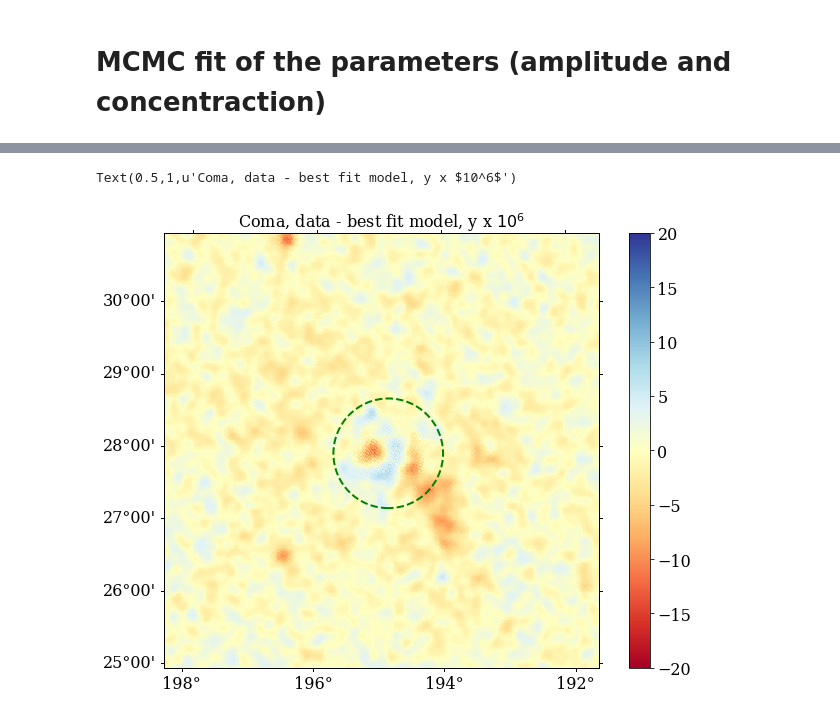
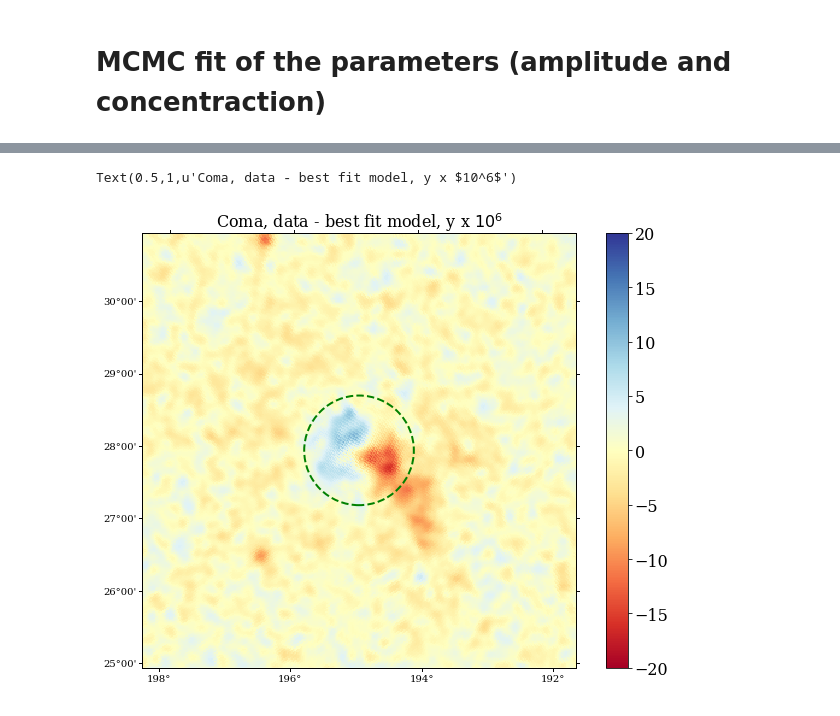
Before and after one commit to renlliang3/ClusterModel, a Jupyter notebook: notebook/model_example_ymap_fit.ipynb, the cells around one changed output, grey strips where cells are left out. Drawn from its saved outputs; the diff is of its cells as text; code cells hidden in the pictures.

```diff
--- a/notebook/model_example_ymap_fit.ipynb
+++ b/notebook/model_example_ymap_fit.ipynb
@@ -221,6 +221,7 @@ clust.M500 = 3e14*u.Msun
 clust.set_pressure_gas_gNFW_param('P13UPP')
 clust.coord = SkyCoord(clust.coord.icrs.ra+1*u.deg, clust.coord.icrs.dec, frame='icrs')
 ymodel = (clust.get_sz_map(Compton_only=True)).value
+clust.coord = SkyCoord("194.953d  27.9806d", frame="icrs", unit="deg")
 ymodel = ndimage.gaussian_filter(ymodel, sigma=FWHM2sigma*(FWHM_planck/map_reso).to_value(''), order=0)
 
 fig = plt.figure(figsize=(10, 8))
@@ -245,11 +246,8 @@ Text(0.5,1,u'Coma low mass model map, y x $10^6$')
 def model(clust, params):
     P_0  = params[0]
     c500 = params[1]
-    ra   = params[2]
-    dec  = params[3]
 
     clust.pressure_gas_model = {'name':'GNFW', 'P_0':P_0*u.keV/u.cm**3, 'c500':c500, 'a':1.8, 'b':3.1, 'c':0.0}
-    clust.coord = SkyCoord(ra*u.deg, dec*u.deg, frame="icrs")
 
     ymod = (clust.get_sz_map(Compton_only=True)).value
     ymod = ndimage.gaussian_filter(ymod, sigma=FWHM2sigma*(FWHM_planck/map_reso).to_value(''), order=0)
@@ -257,11 +255,8 @@ def model(clust, params):
 
 # Defines log likelihood
 def lnlike(params, clust, data, err) :
-    delt = 1.0
     cond1 = params[0]>0 and params[1]>0
-    cond2 = params[2]>194.953-delt and params[2]<194.953+delt
-    cond3 = params[3]>27.9806-delt and params[3]<27.9806+delt
-    if cond1 and cond2 and cond3:
+    if cond1:
         mod = model(clust, params)
         chi2 = ((data - mod)**2) / (err**2)
         return -0.5*np.sum(chi2)
@@ -274,7 +269,7 @@ clust.R500 = 1.31*u.Mpc # Since we fir for c500, R500 should be defined (from Pl
 data = ymap
 err = ymap*0 + np.std(ymap) # First guess for errors
 for i in [1,2,3,4,5,6]: err = ymap*0 + np.std(ymap[ymap/err < 5]) # Refine error, but still no covariance here
-par0 = np.array([2.0e-2, 3.0, clust.coord.icrs.ra.to_value('deg'), clust.coord.icrs.dec.to_value('deg')]) # guess parameters
+par0 = np.array([2.0e-2, 3.0]) # guess parameters
 # %%
 # Run the MCMC
 ndim, nwalkers, nsteps, burnin = len(par0), 10, 2000, 500
@@ -333,22 +326,22 @@ fig = corner.corner(par_flat, bins=50, color='k', smooth=1,labels=parname, quant
 # %%
 # Look at the residual map
-ybest = model(clust, [p0_best, c500_best, ra_best, dec_best])
+ybest = model(clust, [p0_best, c500_best])
 
 fig = plt.figure(figsize=(10, 8))
 rad = clust.theta500.to_value('deg')
 ax = plt.subplot(111, projection=WCS(header))
 plt.imshow(1e6*(ybest-ymap), vmin=-20, vmax=20, origin='lower', cmap='RdYlBu')
 circle = matplotlib.patches.Ellipse((clust.coord.ra.value, clust.coord.dec.value),
                                         2*rad/np.cos(clust.coord.dec.value*np.pi/180), 2*rad,
                                         linewidth=2, fill=False, zorder=2,
                                         edgecolor='green', linestyle='dashed',facecolor='none',
                                         transform=ax.get_transform('fk5'))
 ax.add_patch(circle)
 plt.colorbar()
 plt.title(clust.name+', data - best fit model, y x $10^6$')
 # %% [output]
 Text(0.5,1,u'Coma, data - best fit model, y x $10^6$')
-[figure, old version]
+[figure, new version]
 # %%
 # How to derive the Pressure and Compton parameter profile
 clust.pressure_gas_model = {'name':'GNFW', 'P_0':p0_best*u.keV/u.cm**3, 'c500':c500_best, 'a':1.8, 'b':3.1, 'c':0.0}
```
Also changed, not shown: parts of 9 cells of this notebook.
